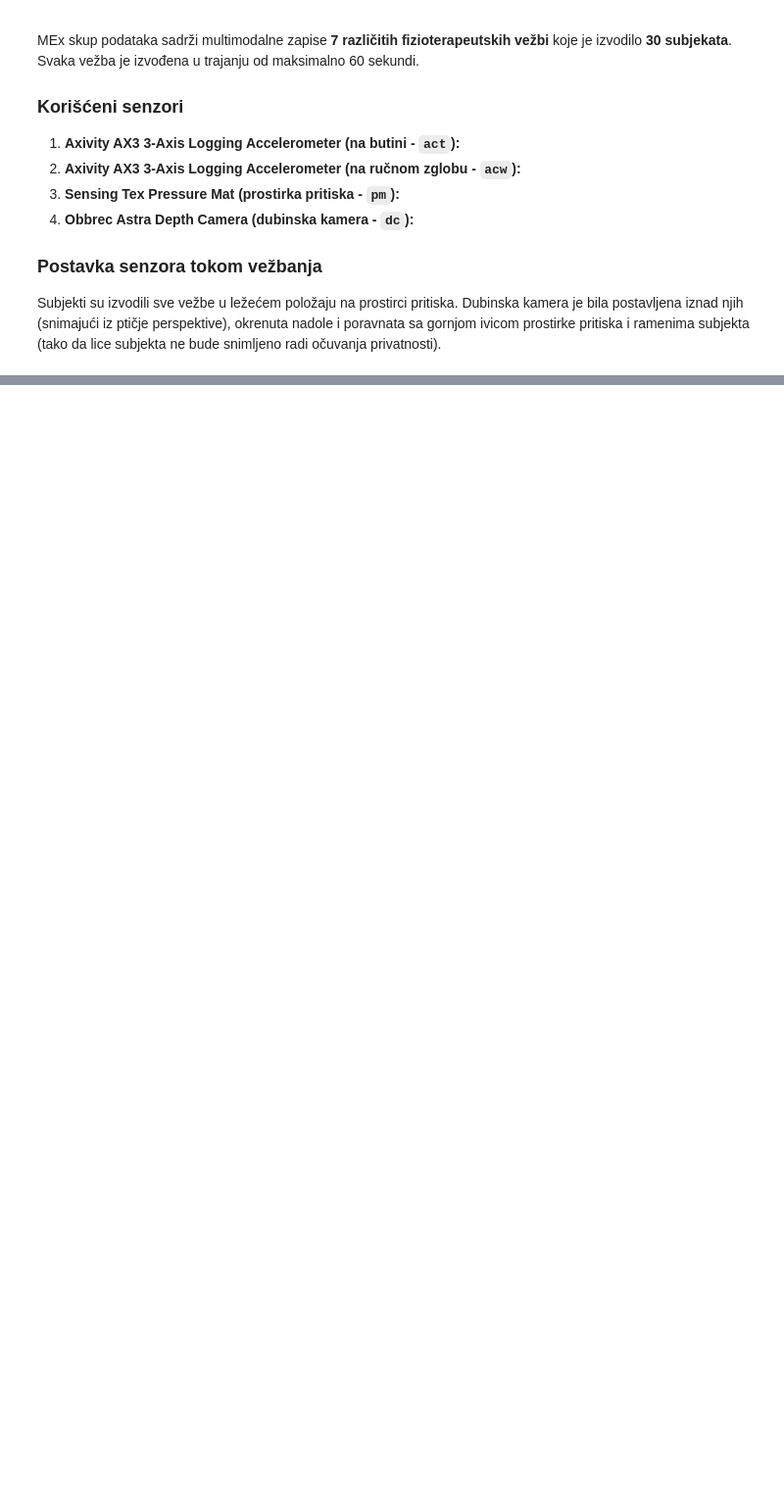
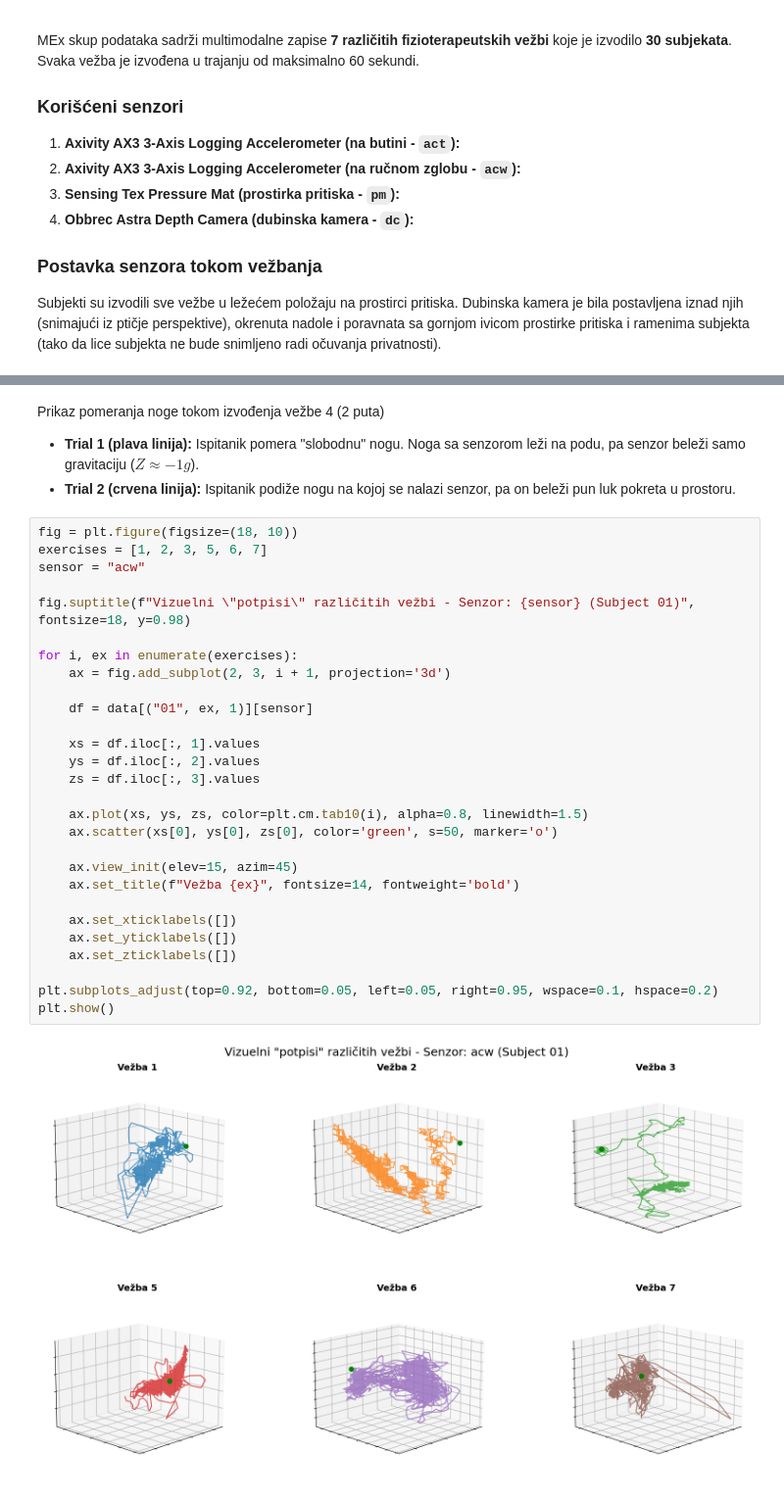
Before and after one commit to matejasilva/IP2_MEx_clustering, a Jupyter notebook: MEx.ipynb, the cells around one changed output, grey strips where cells are left out. Shown at 98% size. Cells and saved outputs as stored; diff of their text form; blank space fills up the shorter version.

```diff
--- a/MEx.ipynb
+++ b/MEx.ipynb
@@ -91,0 +123,34 @@ Podaci učitani. Učitano 239 sesija
+# %% [markdown]
+Prikaz pomeranja noge tokom izvođenja vežbe 4 (2 puta)
+*   **Trial 1 (plava linija):** Ispitanik pomera "slobodnu" nogu. Noga sa senzorom leži na podu, pa senzor beleži samo gravitaciju ($Z \approx -1g$).
+*   **Trial 2 (crvena linija):** Ispitanik podiže nogu na kojoj se nalazi senzor, pa on beleži pun luk pokreta u prostoru.
+# %%
+fig = plt.figure(figsize=(18, 10))
+exercises = [1, 2, 3, 5, 6, 7]
+sensor = "acw"
+
+fig.suptitle(f"Vizuelni \"potpisi\" različitih vežbi - Senzor: {sensor} (Subject 01)", fontsize=18, y=0.98)
+
+for i, ex in enumerate(exercises):
+    ax = fig.add_subplot(2, 3, i + 1, projection='3d')
+
+    df = data[("01", ex, 1)][sensor]
+
+    xs = df.iloc[:, 1].values
+    ys = df.iloc[:, 2].values
+    zs = df.iloc[:, 3].values
+
+    ax.plot(xs, ys, zs, color=plt.cm.tab10(i), alpha=0.8, linewidth=1.5)
+    ax.scatter(xs[0], ys[0], zs[0], color='green', s=50, marker='o')
+
+    ax.view_init(elev=15, azim=45)
+    ax.set_title(f"Vežba {ex}", fontsize=14, fontweight='bold')
+
+    ax.set_xticklabels([])
+    ax.set_yticklabels([])
+    ax.set_zticklabels([])
+
+plt.subplots_adjust(top=0.92, bottom=0.05, left=0.05, right=0.95, wspace=0.1, hspace=0.2)
+plt.show()
+# %% [output]
+[figure, added]
```
Also changed, not shown: parts of 6 cells of this notebook.
